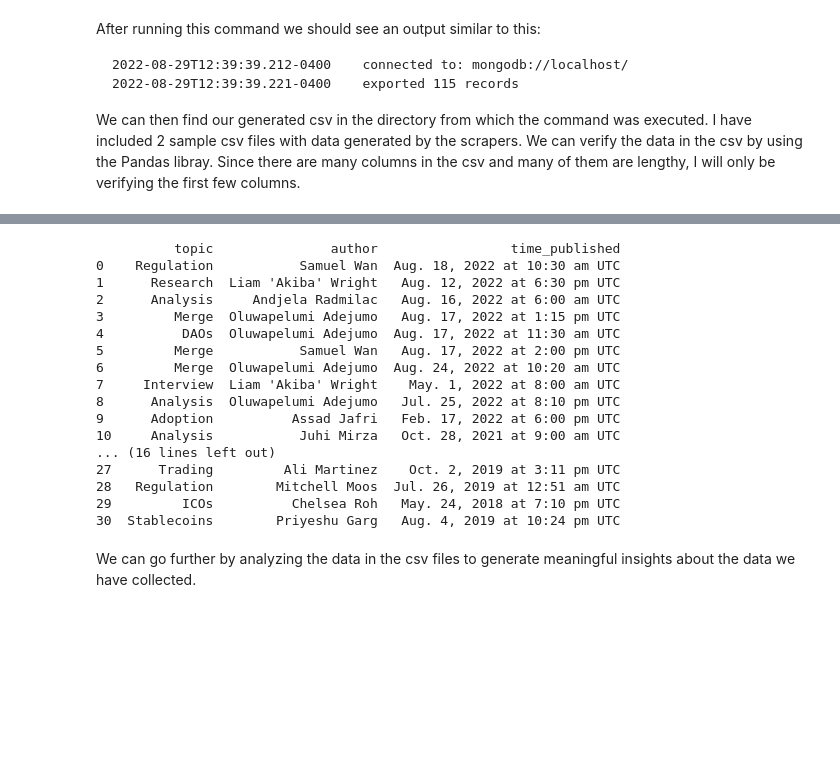
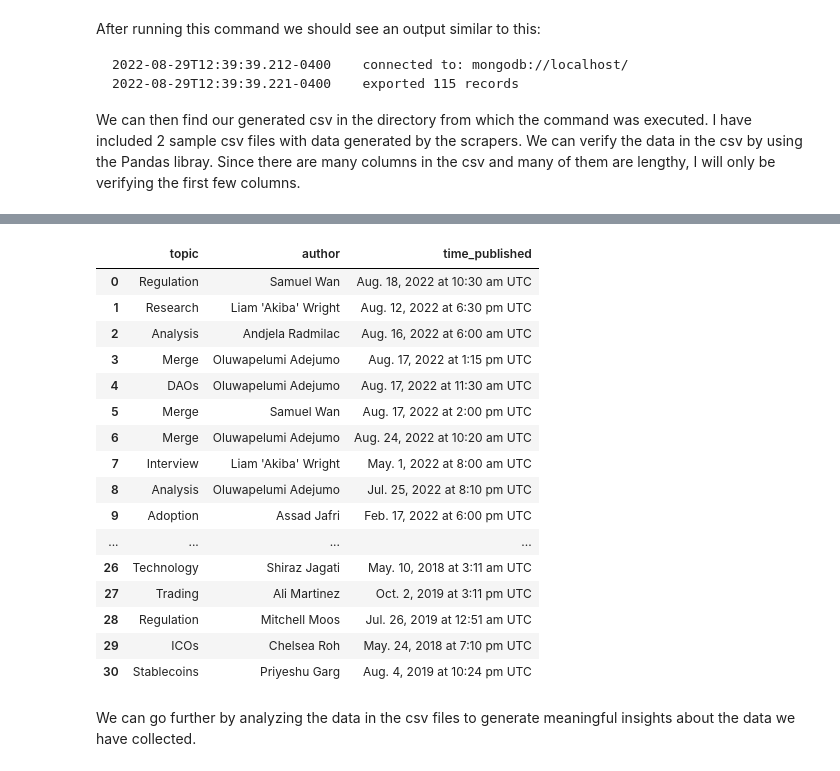
Before and after one commit to Reserver06/blockchain_scrapers, a Jupyter notebook: blockchain_scrapers_project.ipynb, the cells around one changed output, grey strips where cells are left out. Saved outputs shown, nothing was run; the diff lists cells and outputs as text; code cells hidden in the pictures; blank space fills up the shorter version.

```diff
--- a/blockchain_scrapers_project.ipynb
+++ b/blockchain_scrapers_project.ipynb
@@ -79,25 +73,23 @@ print(df)
 # %%
-df = pd.read_csv('output.csv',usecols=['author','topic','time_published'])
-
-print(df)
+pd.read_csv('output.csv',usecols=['author','topic','time_published'])
 # %% [output]
-          topic               author                 time_published
-0    Regulation           Samuel Wan  Aug. 18, 2022 at 10:30 am UTC
-1      Research  Liam 'Akiba' Wright   Aug. 12, 2022 at 6:30 pm UTC
-2      Analysis     Andjela Radmilac   Aug. 16, 2022 at 6:00 am UTC
-3         Merge  Oluwapelumi Adejumo   Aug. 17, 2022 at 1:15 pm UTC
-4          DAOs  Oluwapelumi Adejumo  Aug. 17, 2022 at 11:30 am UTC
-5         Merge           Samuel Wan   Aug. 17, 2022 at 2:00 pm UTC
-6         Merge  Oluwapelumi Adejumo  Aug. 24, 2022 at 10:20 am UTC
-7     Interview  Liam 'Akiba' Wright    May. 1, 2022 at 8:00 am UTC
-8      Analysis  Oluwapelumi Adejumo   Jul. 25, 2022 at 8:10 pm UTC
-9      Adoption          Assad Jafri   Feb. 17, 2022 at 6:00 pm UTC
-10     Analysis           Juhi Mirza   Oct. 28, 2021 at 9:00 am UTC
-... (16 lines left out)
-27      Trading         Ali Martinez    Oct. 2, 2019 at 3:11 pm UTC
-28   Regulation        Mitchell Moos  Jul. 26, 2019 at 12:51 am UTC
-29         ICOs          Chelsea Roh   May. 24, 2018 at 7:10 pm UTC
-30  Stablecoins        Priyeshu Garg   Aug. 4, 2019 at 10:24 pm UTC
+|  | topic | author | time_published |
+| 0 | Regulation | Samuel Wan | Aug. 18, 2022 at 10:30 am UTC |
+| 1 | Research | Liam 'Akiba' Wright | Aug. 12, 2022 at 6:30 pm UTC |
+| 2 | Analysis | Andjela Radmilac | Aug. 16, 2022 at 6:00 am UTC |
+| 3 | Merge | Oluwapelumi Adejumo | Aug. 17, 2022 at 1:15 pm UTC |
+| 4 | DAOs | Oluwapelumi Adejumo | Aug. 17, 2022 at 11:30 am UTC |
+| 5 | Merge | Samuel Wan | Aug. 17, 2022 at 2:00 pm UTC |
+| 6 | Merge | Oluwapelumi Adejumo | Aug. 24, 2022 at 10:20 am UTC |
+| 7 | Interview | Liam 'Akiba' Wright | May. 1, 2022 at 8:00 am UTC |
+| 8 | Analysis | Oluwapelumi Adejumo | Jul. 25, 2022 at 8:10 pm UTC |
+| 9 | Adoption | Assad Jafri | Feb. 17, 2022 at 6:00 pm UTC |
+| ... | ... | ... | ... |
+| 26 | Technology | Shiraz Jagati | May. 10, 2018 at 3:11 am UTC |
+| 27 | Trading | Ali Martinez | Oct. 2, 2019 at 3:11 pm UTC |
+| 28 | Regulation | Mitchell Moos | Jul. 26, 2019 at 12:51 am UTC |
+| 29 | ICOs | Chelsea Roh | May. 24, 2018 at 7:10 pm UTC |
+| 30 | Stablecoins | Priyeshu Garg | Aug. 4, 2019 at 10:24 pm UTC |
 # %% [markdown]
 We can go further by analyzing the data in the csv files to generate meaningful insights about the data we have collected.
 # %%
```
Also changed, not shown: parts of 1 cell of this notebook.
